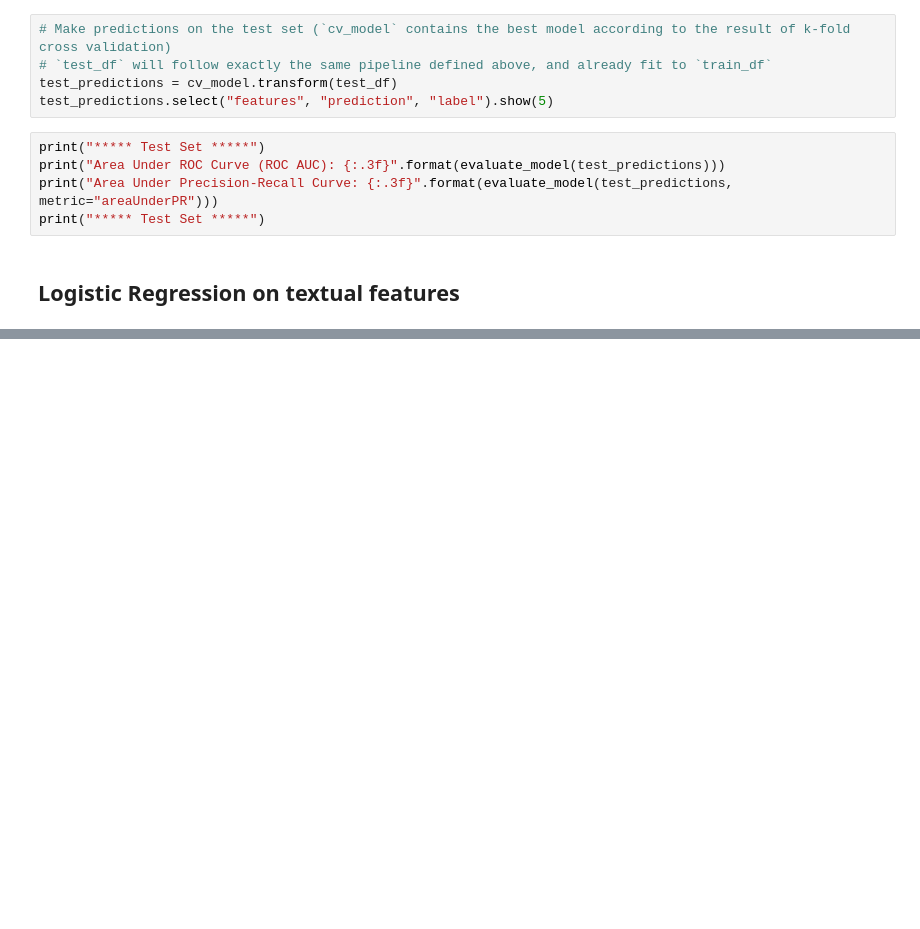
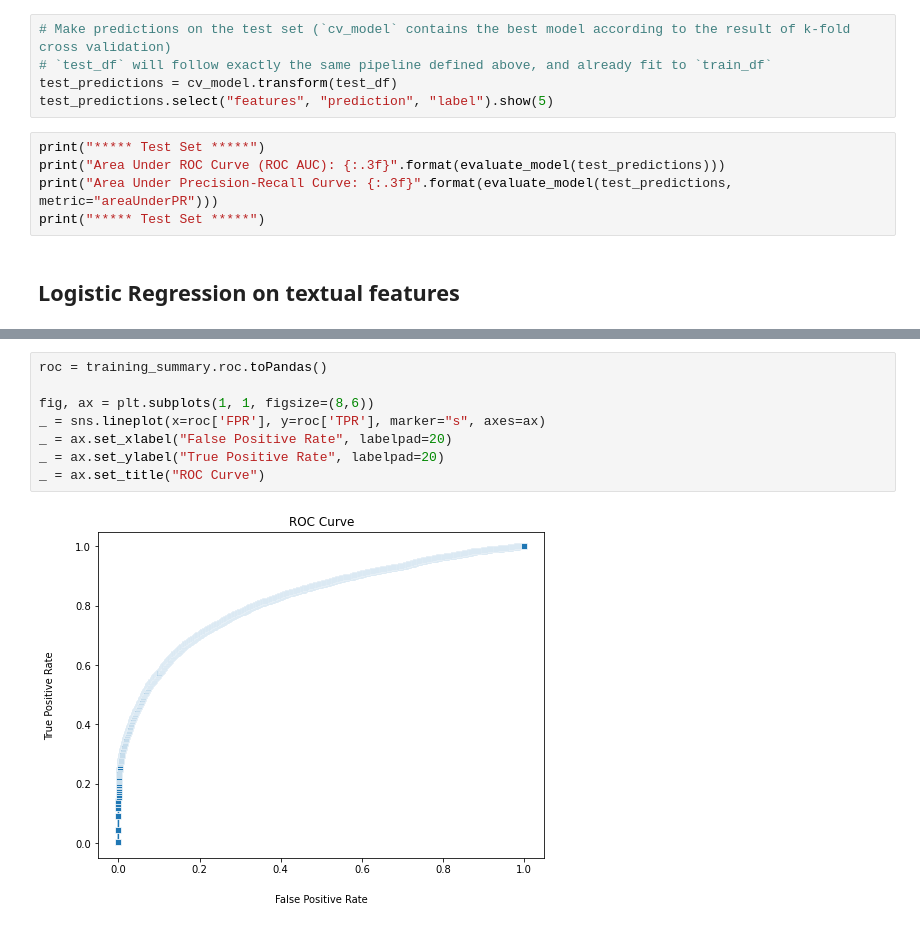
Before and after one commit to NefeliTav/Twitter-Bot-Classification, a Jupyter notebook: project.ipynb, the cells around one changed output, grey strips where cells are left out. Saved outputs shown, nothing was run; the diff lists cells and outputs as text; blank space fills up the shorter version.

```diff
--- a/project.ipynb
+++ b/project.ipynb
@@ -731,0 +817,10 @@ pipeline_fit = ml_pipeline(tweet_train_df)
+# %%
+roc = training_summary.roc.toPandas()
+
+fig, ax = plt.subplots(1, 1, figsize=(8,6))
+_ = sns.lineplot(x=roc['FPR'], y=roc['TPR'], marker="s", axes=ax)
+_ = ax.set_xlabel("False Positive Rate", labelpad=20)
+_ = ax.set_ylabel("True Positive Rate", labelpad=20)
+_ = ax.set_title("ROC Curve")
+# %% [output]
+[figure, added]
```
Also changed, not shown: parts of 12 cells of this notebook, 1 other file.
